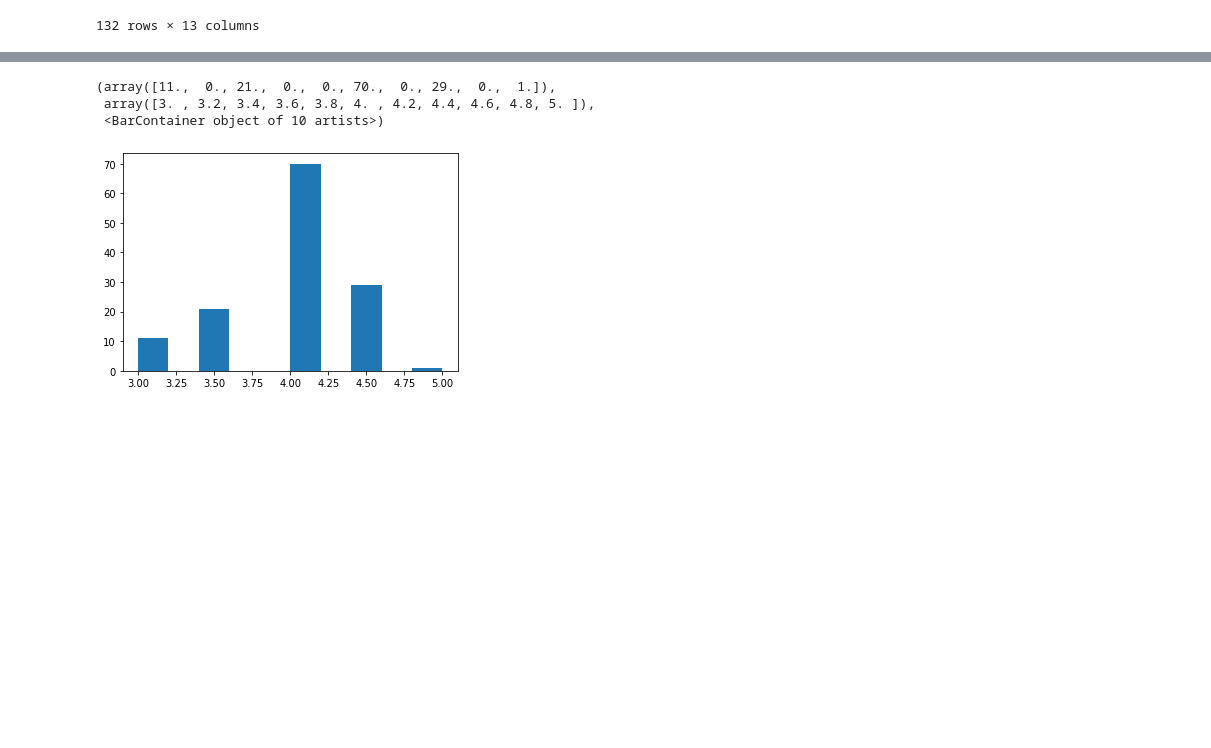
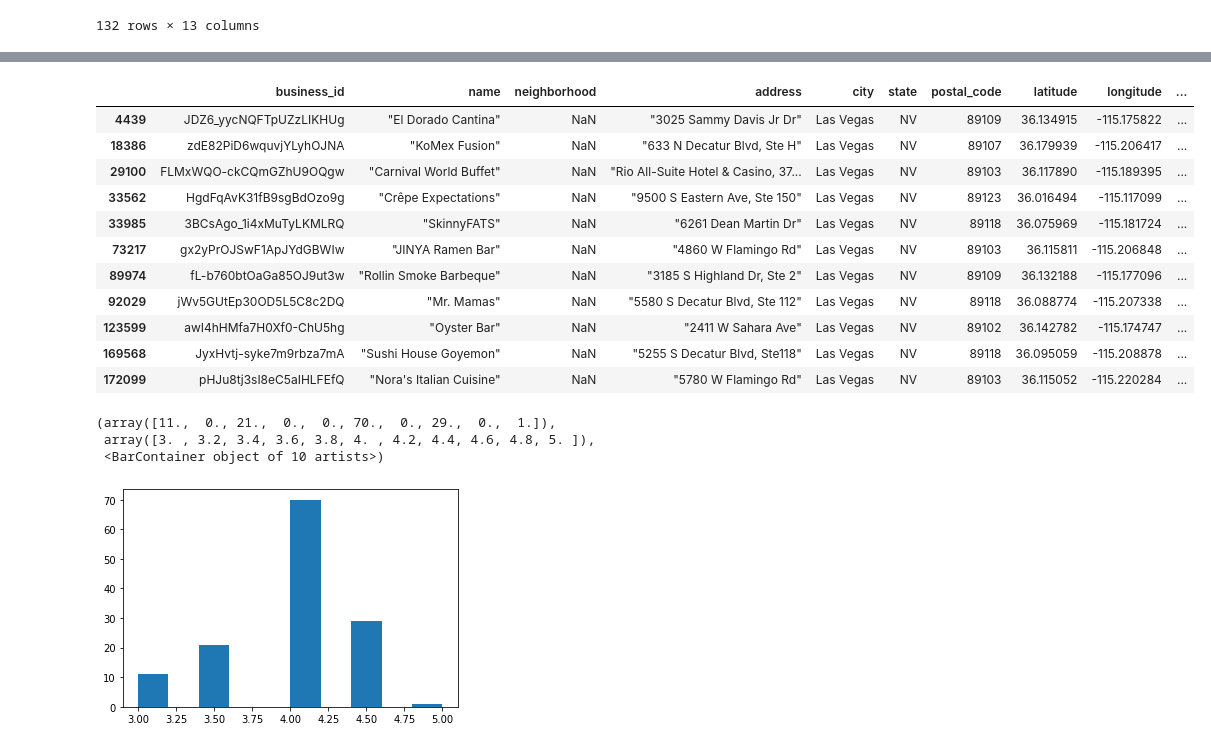
Before and after one commit to raychng/bt4014-project, a Jupyter notebook: ray_preprocessing.ipynb, the cells around one changed output, grey strips where cells are left out. Cells and saved outputs as stored; diff of their text form; code cells hidden in the pictures; blank space fills up the shorter version.

```diff
--- a/ray_preprocessing.ipynb
+++ b/ray_preprocessing.ipynb
@@ -127,3 +202,18 @@ restaurants_lasvegas
+# %%
+restaurants_lasvegas[restaurants_lasvegas['neighborhood'].isna()]
+# %% [output]
+|  | business_id | name | neighborhood | address | city | state | postal_code | latitude | longitude | ... |
+| 4439 | JDZ6_yycNQFTpUZzLIKHUg | "El Dorado Cantina" | NaN | "3025 Sammy Davis Jr Dr" | Las Vegas | NV | 89109 | 36.134915 | -115.175822 | ... |
+| 18386 | zdE82PiD6wquvjYLyhOJNA | "KoMex Fusion" | NaN | "633 N Decatur Blvd, Ste H" | Las Vegas | NV | 89107 | 36.179939 | -115.206417 | ... |
+| 29100 | FLMxWQO-ckCQmGZhU9OQgw | "Carnival World Buffet" | NaN | "Rio All-Suite Hotel & Casino, 37... | Las Vegas | NV | 89103 | 36.117890 | -115.189395 | ... |
+| 33562 | HgdFqAvK31fB9sgBdOzo9g | "Crêpe Expectations" | NaN | "9500 S Eastern Ave, Ste 150" | Las Vegas | NV | 89123 | 36.016494 | -115.117099 | ... |
+| 33985 | 3BCsAgo_1i4xMuTyLKMLRQ | "SkinnyFATS" | NaN | "6261 Dean Martin Dr" | Las Vegas | NV | 89118 | 36.075969 | -115.181724 | ... |
+| 73217 | gx2yPrOJSwF1ApJYdGBWIw | "JINYA Ramen Bar" | NaN | "4860 W Flamingo Rd" | Las Vegas | NV | 89103 | 36.115811 | -115.206848 | ... |
+| 89974 | fL-b760btOaGa85OJ9ut3w | "Rollin Smoke Barbeque" | NaN | "3185 S Highland Dr, Ste 2" | Las Vegas | NV | 89109 | 36.132188 | -115.177096 | ... |
+| 92029 | jWv5GUtEp30OD5L5C8c2DQ | "Mr. Mamas" | NaN | "5580 S Decatur Blvd, Ste 112" | Las Vegas | NV | 89118 | 36.088774 | -115.207338 | ... |
+| 123599 | awI4hHMfa7H0Xf0-ChU5hg | "Oyster Bar" | NaN | "2411 W Sahara Ave" | Las Vegas | NV | 89102 | 36.142782 | -115.174747 | ... |
+| 169568 | JyxHvtj-syke7m9rbza7mA | "Sushi House Goyemon" | NaN | "5255 S Decatur Blvd, Ste118" | Las Vegas | NV | 89118 | 36.095059 | -115.208878 | ... |
+| 172099 | pHJu8tj3sI8eC5aIHLFEfQ | "Nora's Italian Cuisine" | NaN | "5780 W Flamingo Rd" | Las Vegas | NV | 89103 | 36.115052 | -115.220284 | ... |
 # %%
 plt.hist(restaurants_lasvegas['stars'])
 # %% [output]
```
Also changed, not shown: parts of 29 cells of this notebook.
